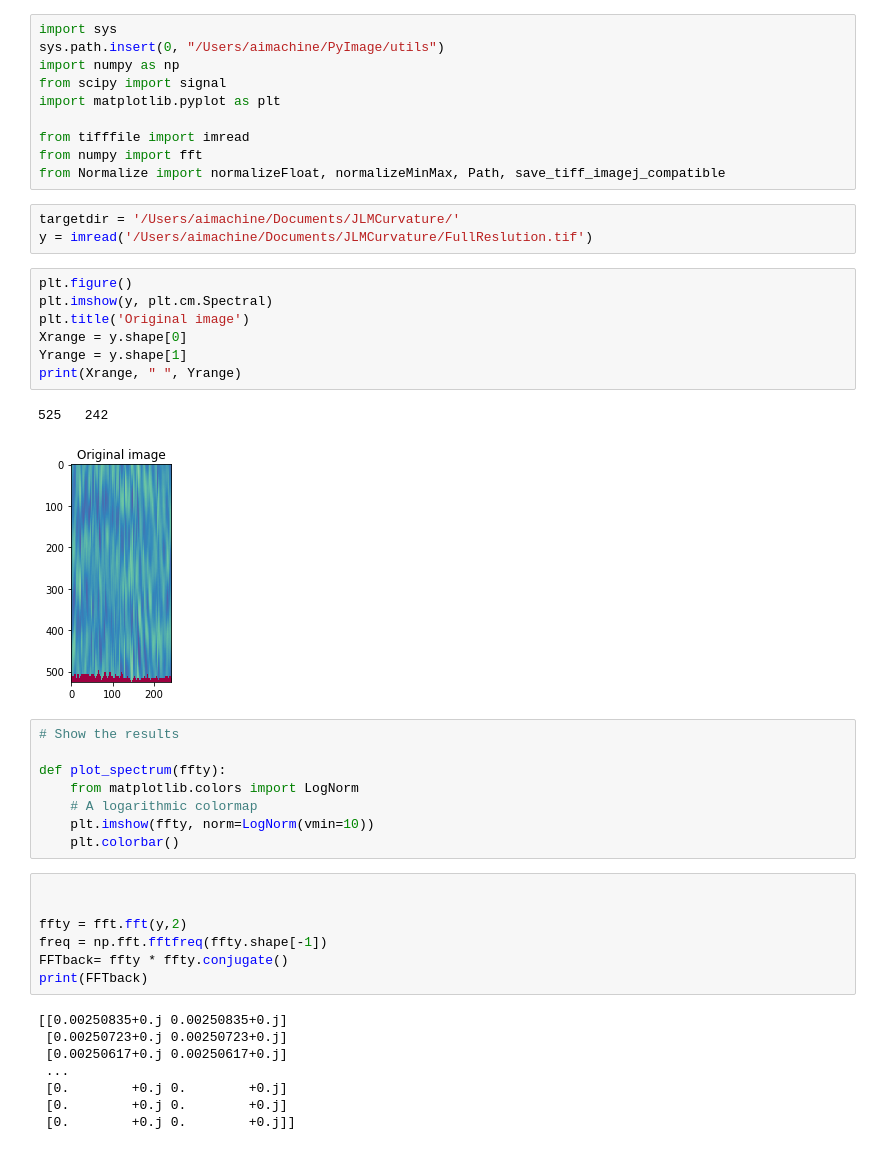
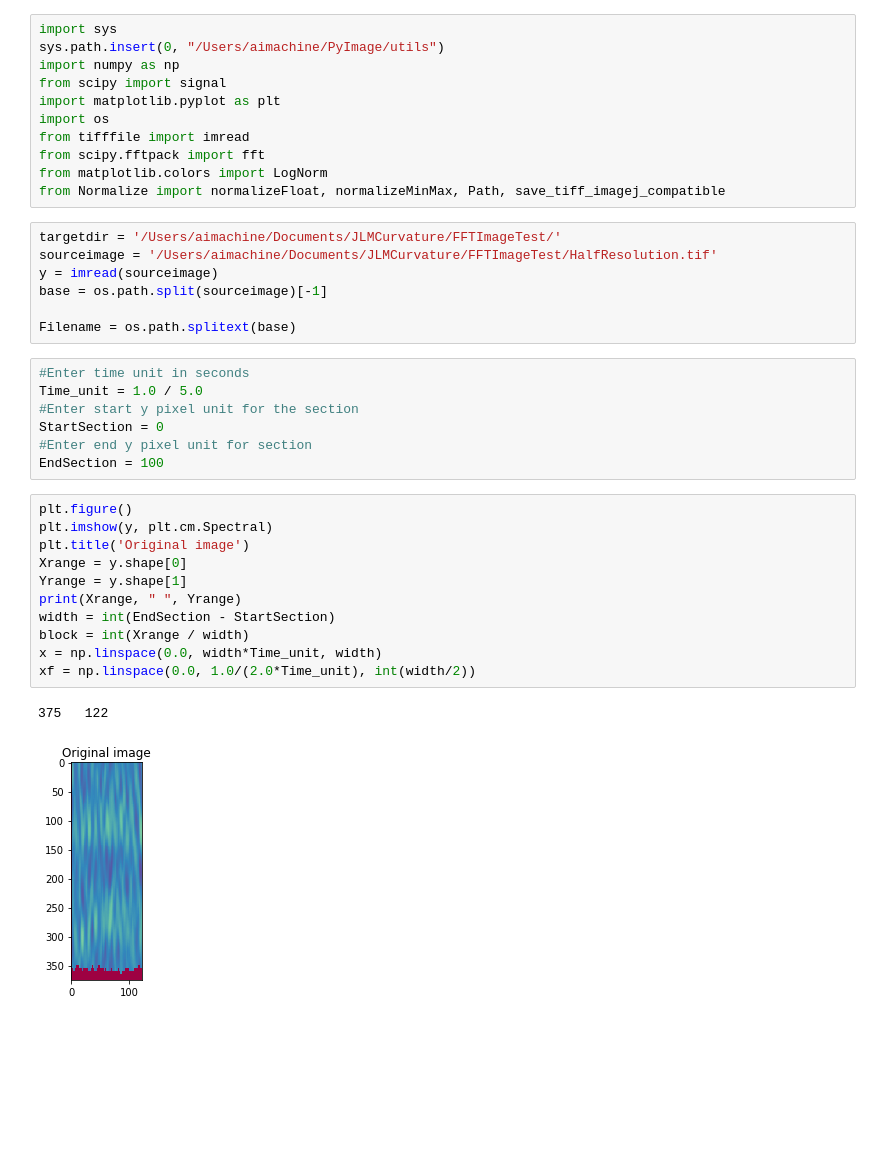
Before and after one commit to oozguc/PyImage, a Jupyter notebook: ObjectClassInstance/FFTImage.ipynb, the cells around one changed output. Cells and saved outputs as stored; diff of their text form; blank space fills up the shorter version.

Commit message:
FFT image

```diff
--- a/ObjectClassInstance/FFTImage.ipynb
+++ b/ObjectClassInstance/FFTImage.ipynb
@@ -4,43 +4,36 @@ sys.path.insert(0, "/Users/aimachine/PyImage/utils")
 import numpy as np
 from scipy import signal
 import matplotlib.pyplot as plt
-
+import os
 from tifffile import imread
-from numpy import fft
+from scipy.fftpack import fft
+from matplotlib.colors import LogNorm
 from Normalize import normalizeFloat, normalizeMinMax, Path, save_tiff_imagej_compatible
 # %%
-targetdir = '/Users/aimachine/Documents/JLMCurvature/'
-y = imread('/Users/aimachine/Documents/JLMCurvature/FullReslution.tif')
+targetdir = '/Users/aimachine/Documents/JLMCurvature/FFTImageTest/'
+sourceimage = '/Users/aimachine/Documents/JLMCurvature/FFTImageTest/HalfResolution.tif'
+y = imread(sourceimage)
+base = os.path.split(sourceimage)[-1]
+
+Filename = os.path.splitext(base)
+# %%
+#Enter time unit in seconds
+Time_unit = 1.0 / 5.0
+#Enter start y pixel unit for the section
+StartSection = 0
+#Enter end y pixel unit for section
+EndSection = 100
 # %%
 plt.figure()
 plt.imshow(y, plt.cm.Spectral)
 plt.title('Original image')
 Xrange = y.shape[0]
 Yrange = y.shape[1]
 print(Xrange, " ", Yrange)
+width = int(EndSection - StartSection)
+block = int(Xrange / width)
+x = np.linspace(0.0, width*Time_unit, width)
+xf = np.linspace(0.0, 1.0/(2.0*Time_unit), int(width/2))
 # %% [output]
-525   242
+375   122
-[figure, old version]
+[figure, new version]
-# %%
-# Show the results
-
-def plot_spectrum(ffty):
-    from matplotlib.colors import LogNorm
-    # A logarithmic colormap
-    plt.imshow(ffty, norm=LogNorm(vmin=10))
-    plt.colorbar()
-# %%
-
-
-ffty = fft.fft(y,2)
-freq = np.fft.fftfreq(ffty.shape[-1])
-FFTback= ffty * ffty.conjugate()
-print(FFTback)
-# %% [output]
-[[0.00250835+0.j 0.00250835+0.j]
- [0.00250723+0.j 0.00250723+0.j]
- [0.00250617+0.j 0.00250617+0.j]
- ...
- [0.        +0.j 0.        +0.j]
- [0.        +0.j 0.        +0.j]
- [0.        +0.j 0.        +0.j]]
```
Also changed, not shown: parts of 4 cells of this notebook, 1 other file.
